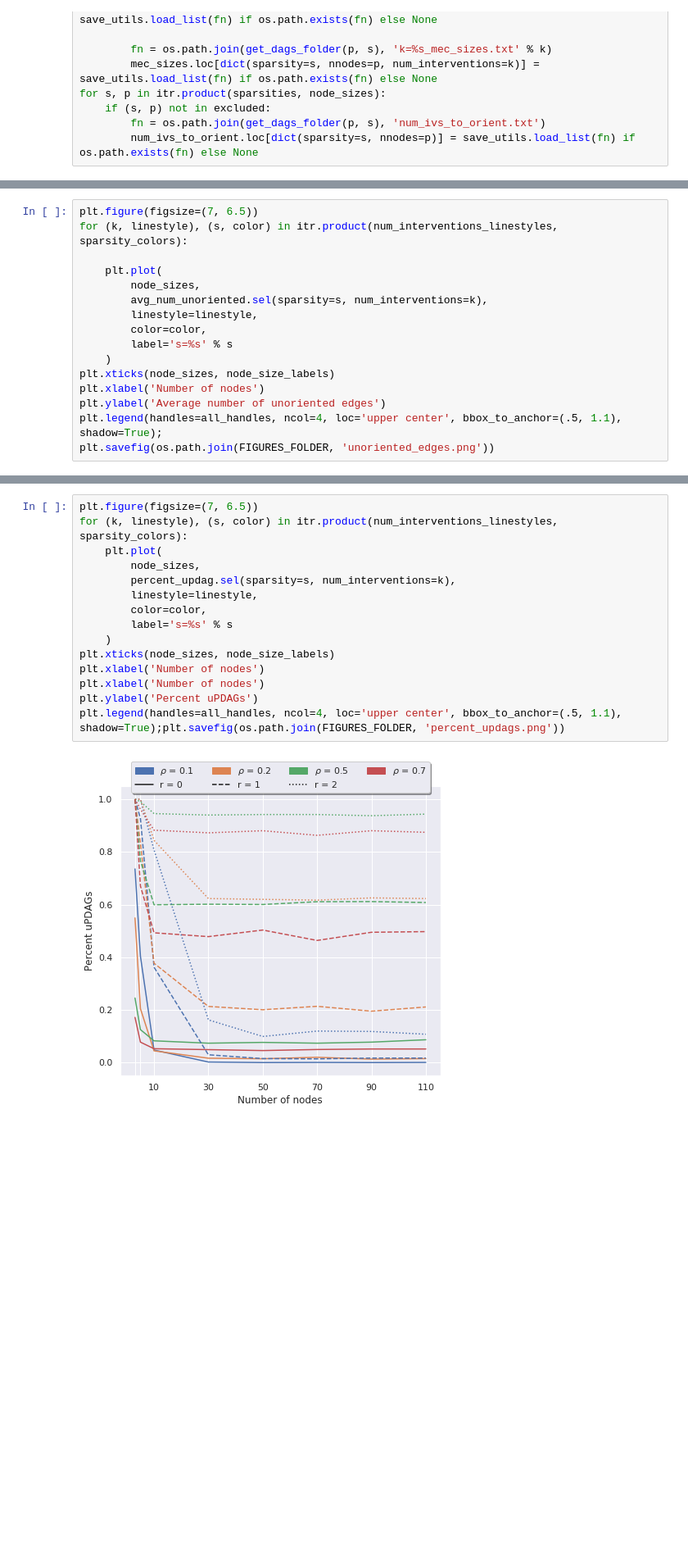
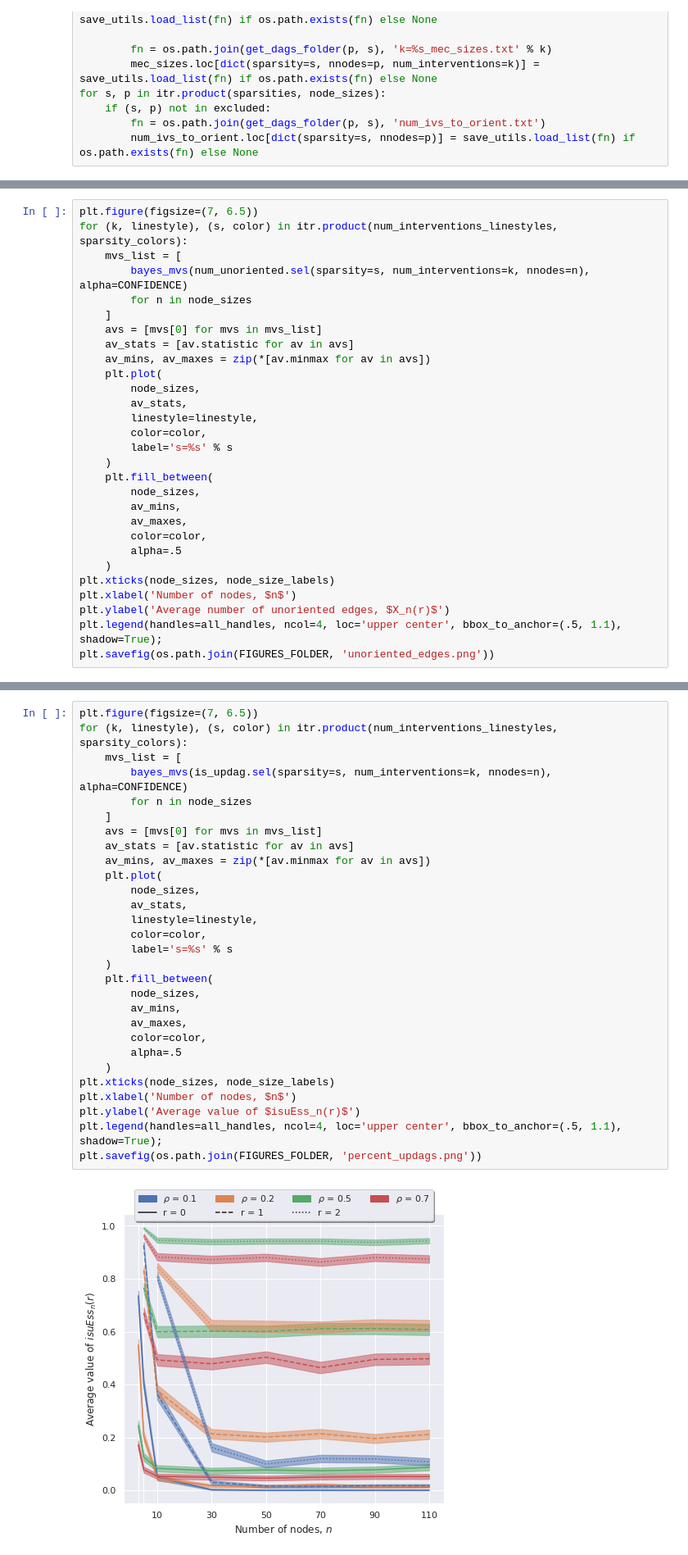
Before and after one commit to csquires/orderdag-bounds, a Jupyter notebook: main.ipynb, the cells around one changed output, grey strips where cells are left out. Shown: that part at 82% size. Cells and saved outputs as stored; diff of their text form; blank space fills up the shorter version.

```diff
--- a/main.ipynb
+++ b/main.ipynb
@@ -86,17 +89,30 @@ percent_updag = (num_unoriented==0).sum(dim='dag')/ndags
 # %%
 plt.figure(figsize=(7, 6.5))
 for (k, linestyle), (s, color) in itr.product(num_interventions_linestyles, sparsity_colors):
-
+    mvs_list = [
+        bayes_mvs(num_unoriented.sel(sparsity=s, num_interventions=k, nnodes=n), alpha=CONFIDENCE)
+        for n in node_sizes
+    ]
+    avs = [mvs[0] for mvs in mvs_list]
+    av_stats = [av.statistic for av in avs]
+    av_mins, av_maxes = zip(*[av.minmax for av in avs])
     plt.plot(
         node_sizes,
-        avg_num_unoriented.sel(sparsity=s, num_interventions=k),
+        av_stats,
         linestyle=linestyle,
         color=color,
         label='s=%s' % s
     )
+    plt.fill_between(
+        node_sizes,
+        av_mins,
+        av_maxes,
+        color=color,
+        alpha=.5
+    )
 plt.xticks(node_sizes, node_size_labels)
-plt.xlabel('Number of nodes')
-plt.ylabel('Average number of unoriented edges')
+plt.xlabel('Number of nodes, $n$')
+plt.ylabel('Average number of unoriented edges, $X_n(r)$')
 plt.legend(handles=all_handles, ncol=4, loc='upper center', bbox_to_anchor=(.5, 1.1), shadow=True);
 plt.savefig(os.path.join(FIGURES_FOLDER, 'unoriented_edges.png'))
 # %% [output]
@@ -104,18 +148,32 @@ plt.savefig(os.path.join(FIGURES_FOLDER, 'unoriented_edges.png'))
 # %%
 plt.figure(figsize=(7, 6.5))
 for (k, linestyle), (s, color) in itr.product(num_interventions_linestyles, sparsity_colors):
+    mvs_list = [
+        bayes_mvs(is_updag.sel(sparsity=s, num_interventions=k, nnodes=n), alpha=CONFIDENCE)
+        for n in node_sizes
+    ]
+    avs = [mvs[0] for mvs in mvs_list]
+    av_stats = [av.statistic for av in avs]
+    av_mins, av_maxes = zip(*[av.minmax for av in avs])
     plt.plot(
         node_sizes,
-        percent_updag.sel(sparsity=s, num_interventions=k),
+        av_stats,
         linestyle=linestyle,
         color=color,
         label='s=%s' % s
     )
+    plt.fill_between(
+        node_sizes,
+        av_mins,
+        av_maxes,
+        color=color,
+        alpha=.5
+    )
 plt.xticks(node_sizes, node_size_labels)
-plt.xlabel('Number of nodes')
-plt.xlabel('Number of nodes')
-plt.ylabel('Percent uPDAGs')
-plt.legend(handles=all_handles, ncol=4, loc='upper center', bbox_to_anchor=(.5, 1.1), shadow=True);plt.savefig(os.path.join(FIGURES_FOLDER, 'percent_updags.png'))
+plt.xlabel('Number of nodes, $n$')
+plt.ylabel('Average value of $isuEss_n(r)$')
+plt.legend(handles=all_handles, ncol=4, loc='upper center', bbox_to_anchor=(.5, 1.1), shadow=True);
+plt.savefig(os.path.join(FIGURES_FOLDER, 'percent_updags.png'))
 # %% [output]
-[figure, old version]
+[figure, new version]
 # %% [markdown]
```
Also changed, not shown: parts of 20 cells of this notebook, 8 other files.
